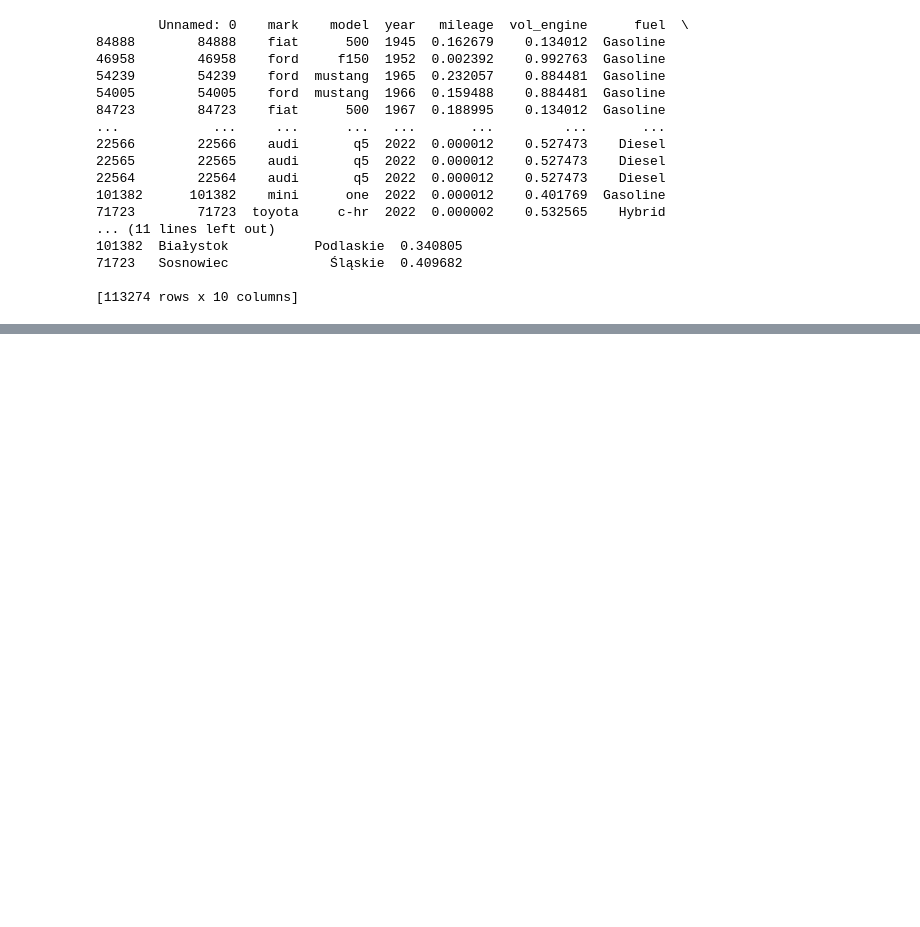
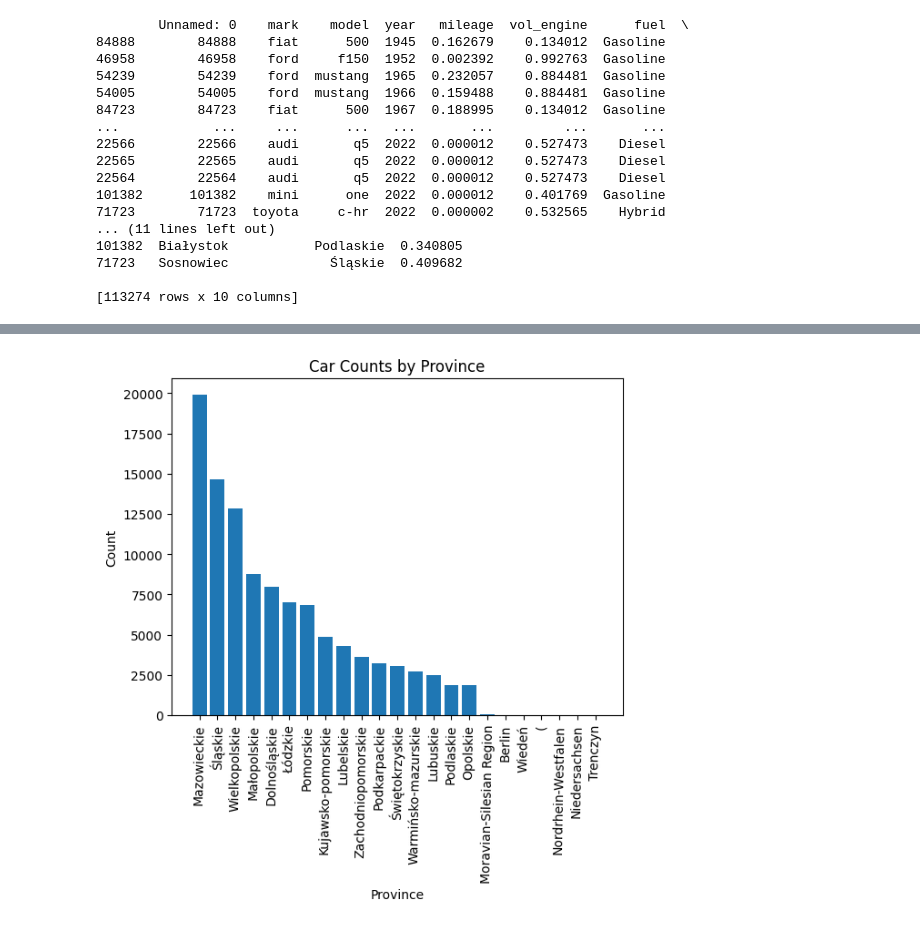
Before and after one commit to dv-project-team/Ahmed-Salama, a Jupyter notebook: data-visualization-project.ipynb, the cells around one changed output, grey strips where cells are left out. Saved outputs shown, nothing was run; the diff lists cells and outputs as text; code cells hidden in the pictures; blank space fills up the shorter version.

```diff
--- a/data-visualization-project.ipynb
+++ b/data-visualization-project.ipynb
@@ -124,0 +226,11 @@ print(df)
+# %%
+# 4. Bar Chart
+province_counts = df['province'].value_counts()
+plt.bar(province_counts.index, province_counts.values)
+plt.xlabel('Province')
+plt.ylabel('Count')
+plt.title('Car Counts by Province')
+plt.xticks(rotation=89)
+plt.show()
+# %% [output]
+[figure, added]
```
Also changed, not shown: parts of 11 cells of this notebook.
